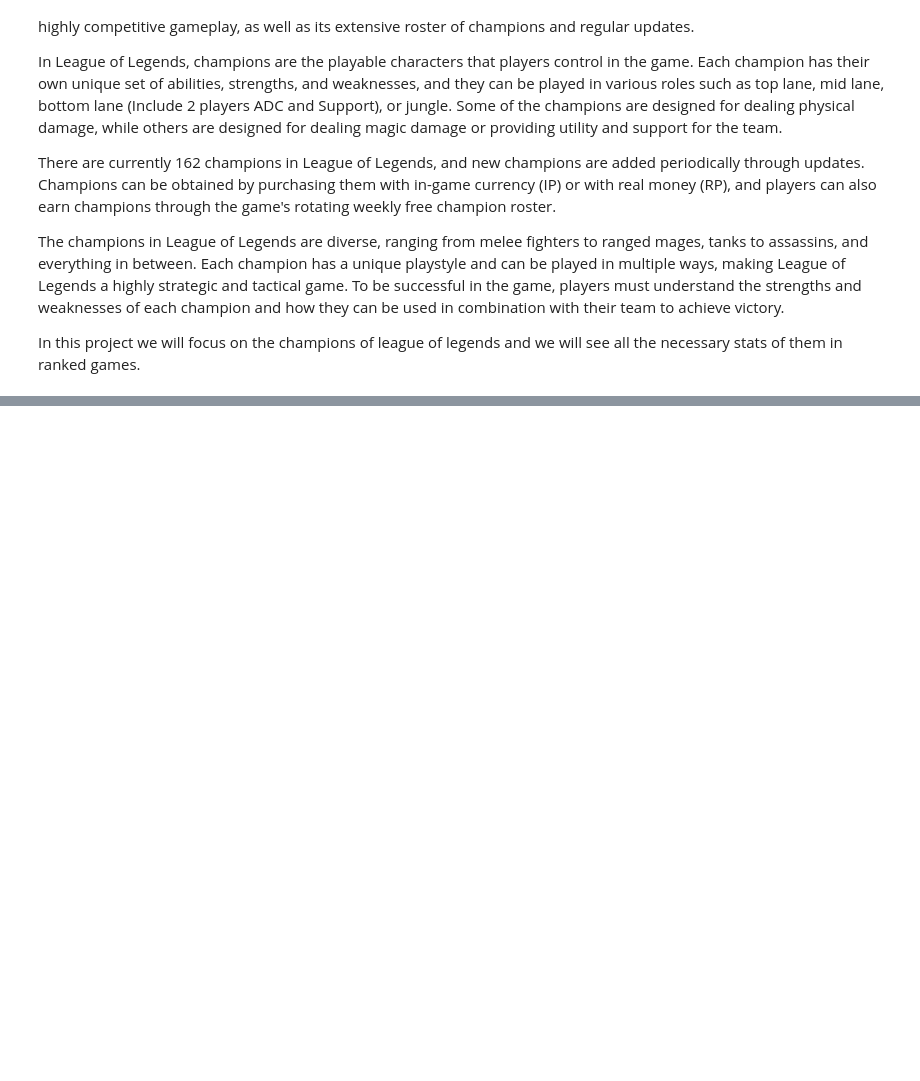
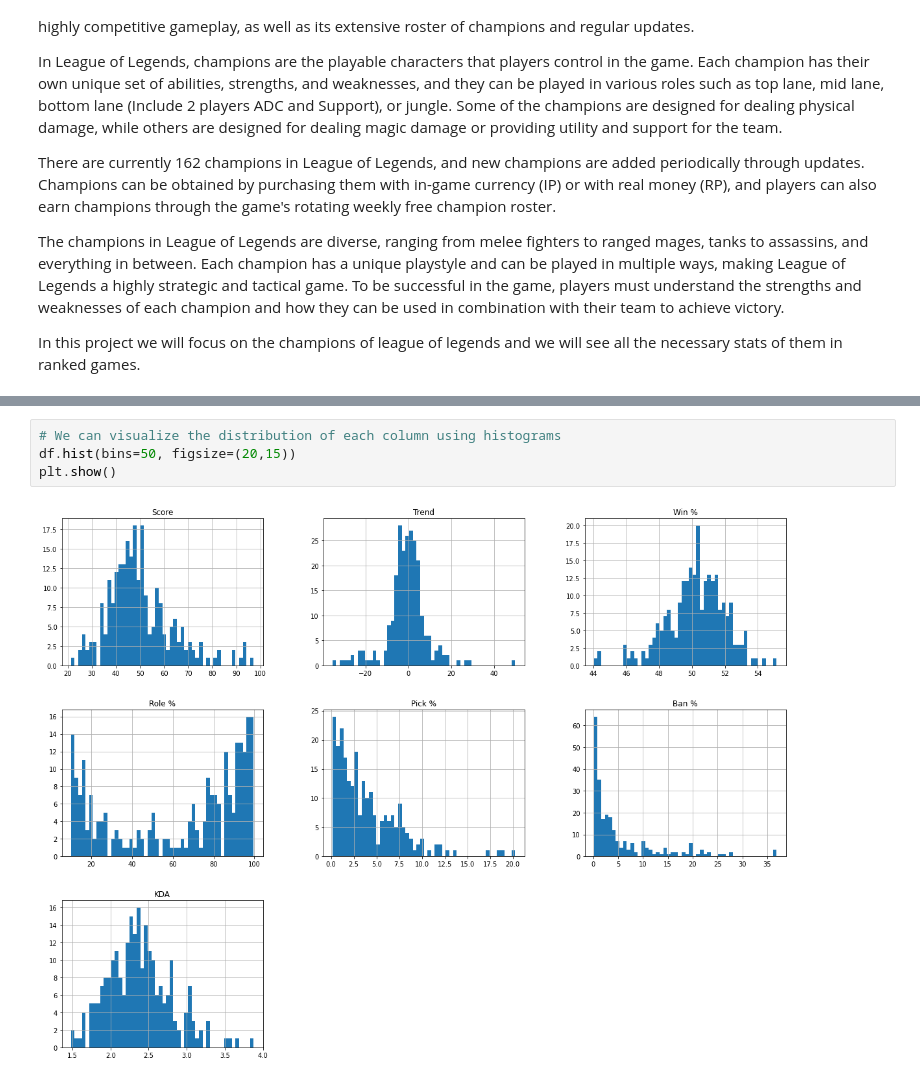
Before and after one commit to Nassim-Hb/Python_project, a Jupyter notebook: Projet.ipynb, the cells around one changed output, grey strips where cells are left out. Saved outputs shown, nothing was run; the diff lists cells and outputs as text; blank space fills up the shorter version.

```diff
--- a/Projet.ipynb
+++ b/Projet.ipynb
@@ -116,0 +201,6 @@ pickrate_bigger_than_3_jungle.head(10)
+# %%
+# We can visualize the distribution of each column using histograms
+df.hist(bins=50, figsize=(20,15))
+plt.show()
+# %% [output]
+[figure, added]
```
Also changed, not shown: parts of 19 cells of this notebook.
